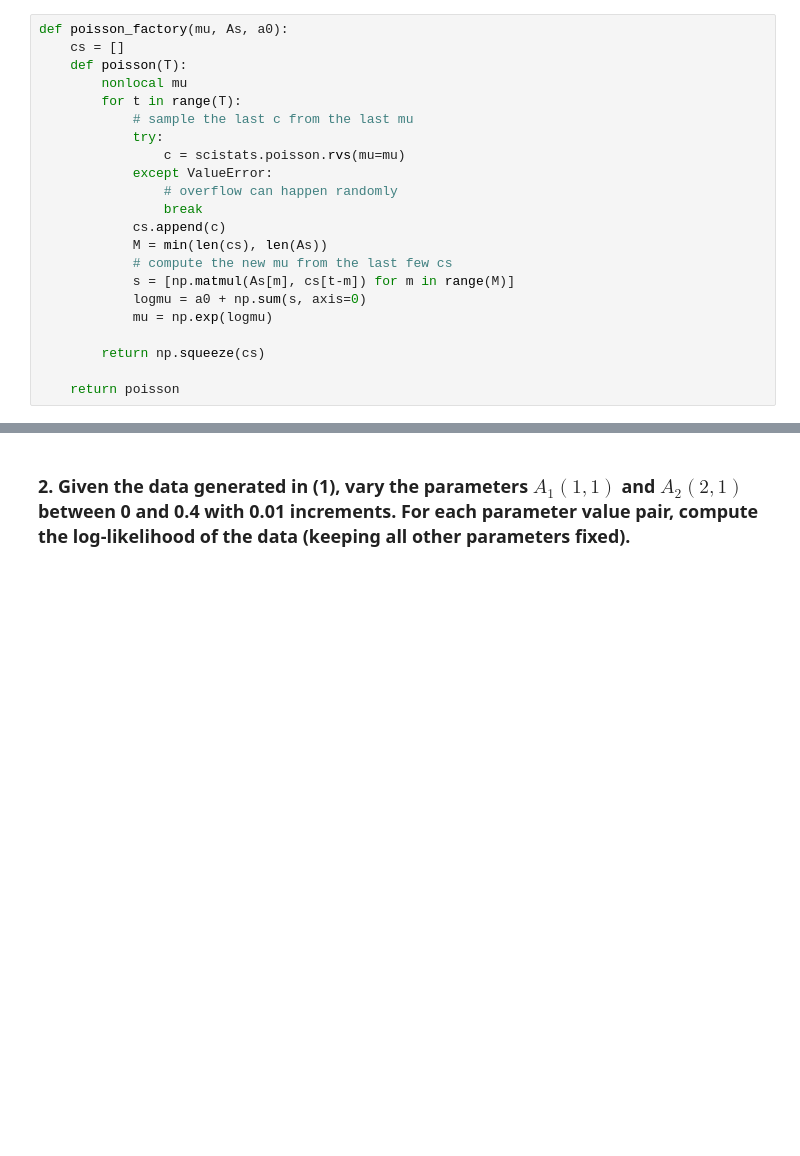
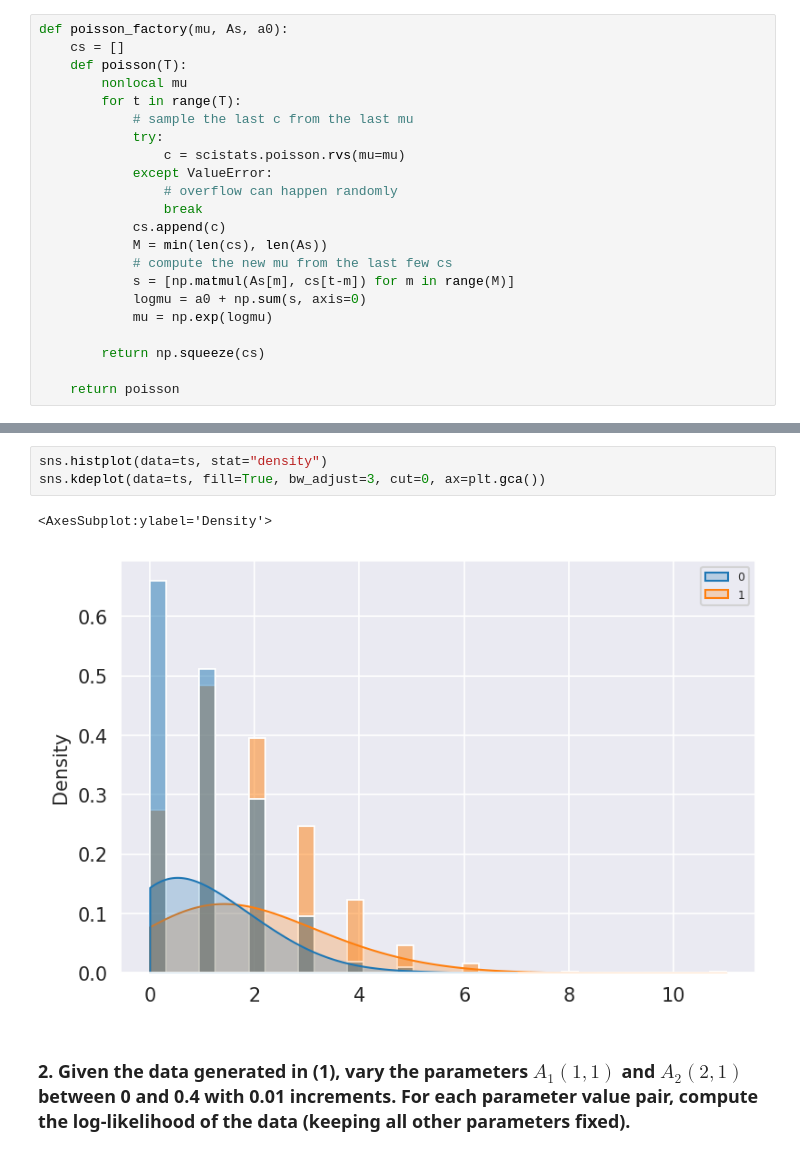
Before and after one commit to LarsKue/TSA-RNN, a Jupyter notebook: ex03/ex03.ipynb, the cells around one changed output, grey strips where cells are left out. Drawn from its saved outputs; the diff is of its cells as text; blank space fills up the shorter version.

```diff
--- a/ex03/ex03.ipynb
+++ b/ex03/ex03.ipynb
@@ -298,3 +299,9 @@ plt.plot(ts[:, 1])
+# %%
+sns.histplot(data=ts, stat="density")
+sns.kdeplot(data=ts, fill=True, bw_adjust=3, cut=0, ax=plt.gca())
+# %% [output]
+<AxesSubplot:ylabel='Density'>
+[figure, added]
 # %% [markdown]
 ### 2. Given the data generated in (1), vary the parameters $A_1(1, 1)$ and $A_2(2, 1)$ between 0 and 0.4 with 0.01 increments. For each parameter value pair, compute the log-likelihood of the data (keeping all other parameters fixed).
 # %%
```
Also changed, not shown: parts of 4 cells of this notebook.
